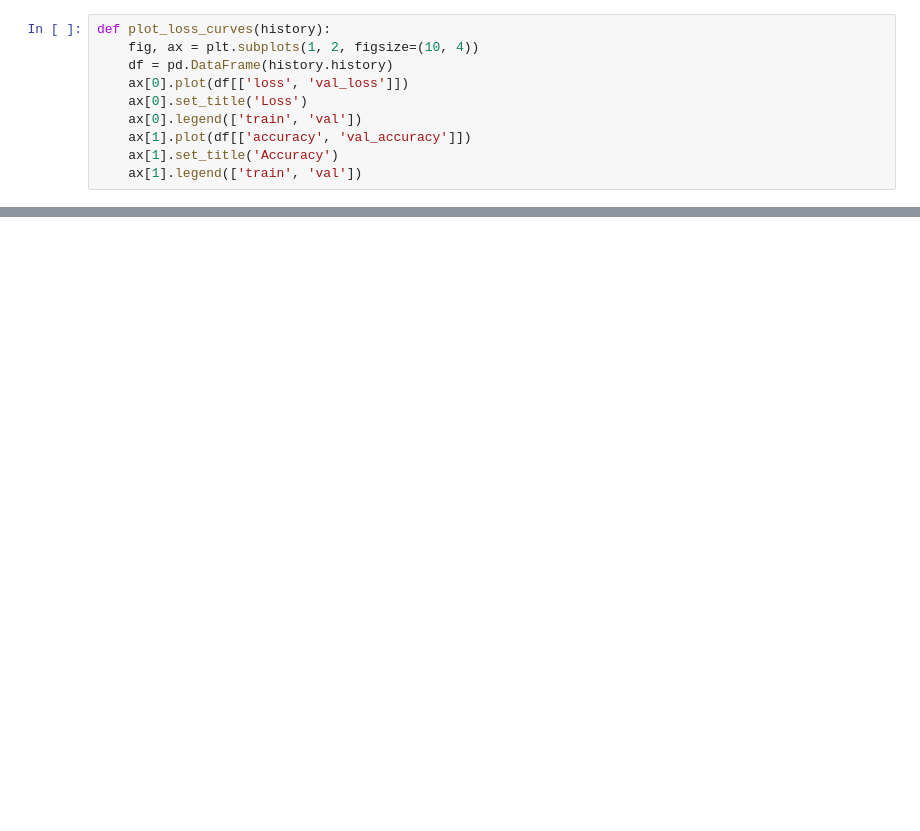
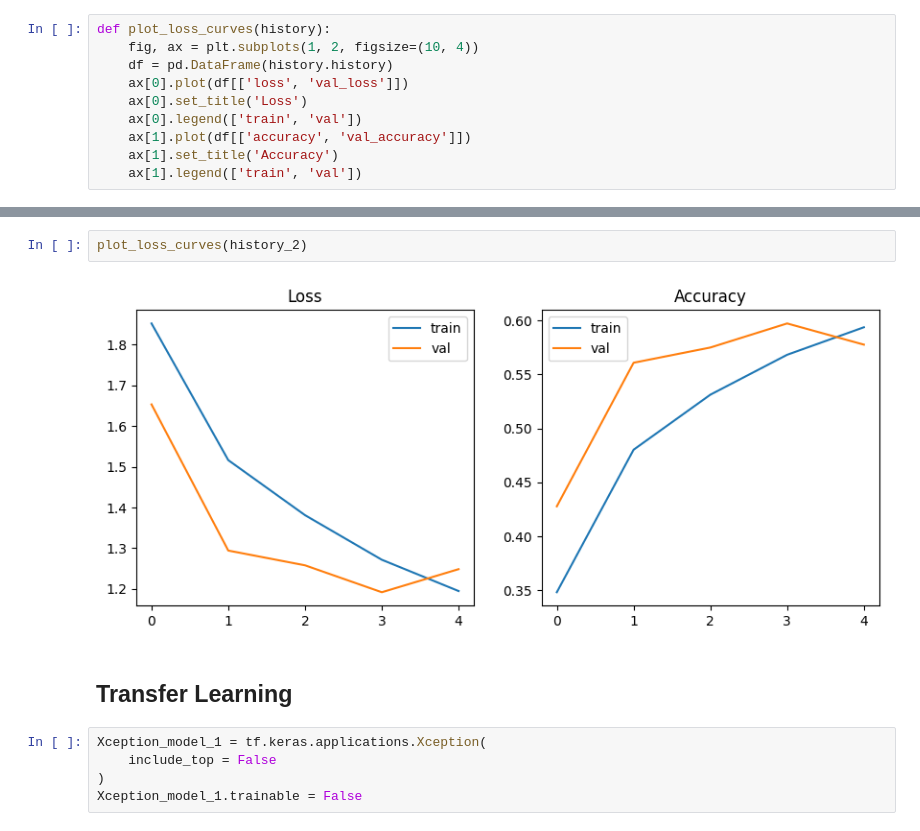
Before and after one commit to RohanVarmaRagula/Animal-Image-Classification-using-Convulutional-Neural-Networks, a Jupyter notebook: Animal_10.ipynb, the cells around one changed output, grey strips where cells are left out. Saved outputs shown, nothing was run; the diff lists cells and outputs as text; blank space fills up the shorter version.

```diff
--- a/Animal_10.ipynb
+++ b/Animal_10.ipynb
@@ -279,0 +419,11 @@ plot_loss_curves(history_1)
+# %%
+plot_loss_curves(history_2)
+# %% [output]
+[figure, added]
+# %% [markdown]
+## Transfer Learning
+# %%
+Xception_model_1 = tf.keras.applications.Xception(
+    include_top = False
+)
+Xception_model_1.trainable = False
```
Also changed, not shown: parts of 35 cells of this notebook, 1 other file.
